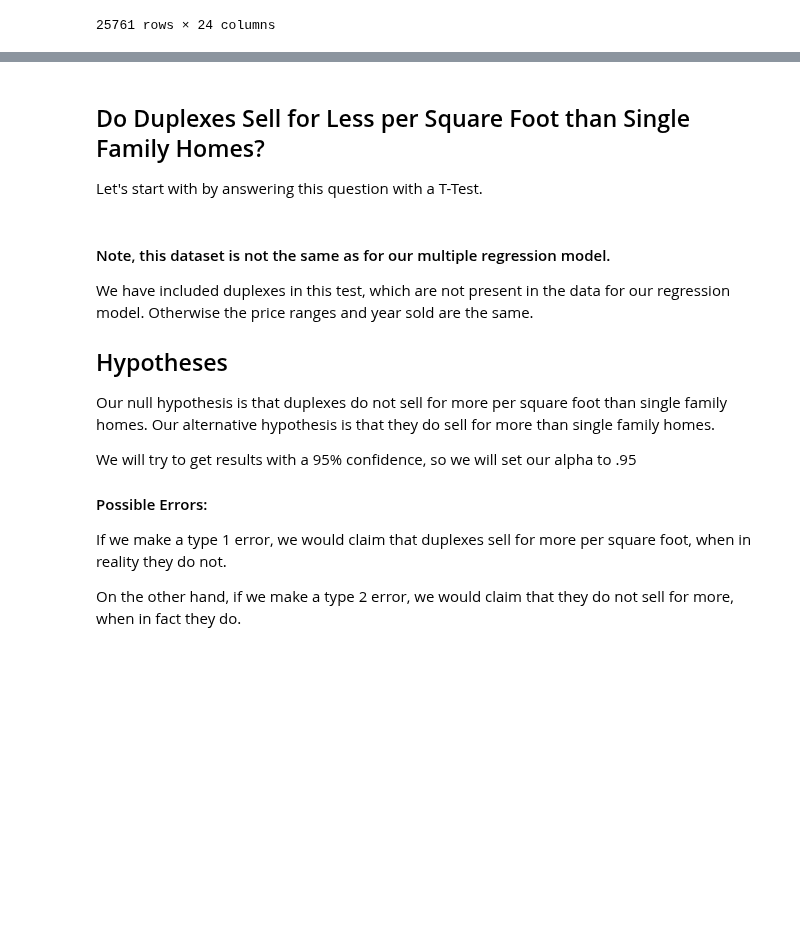
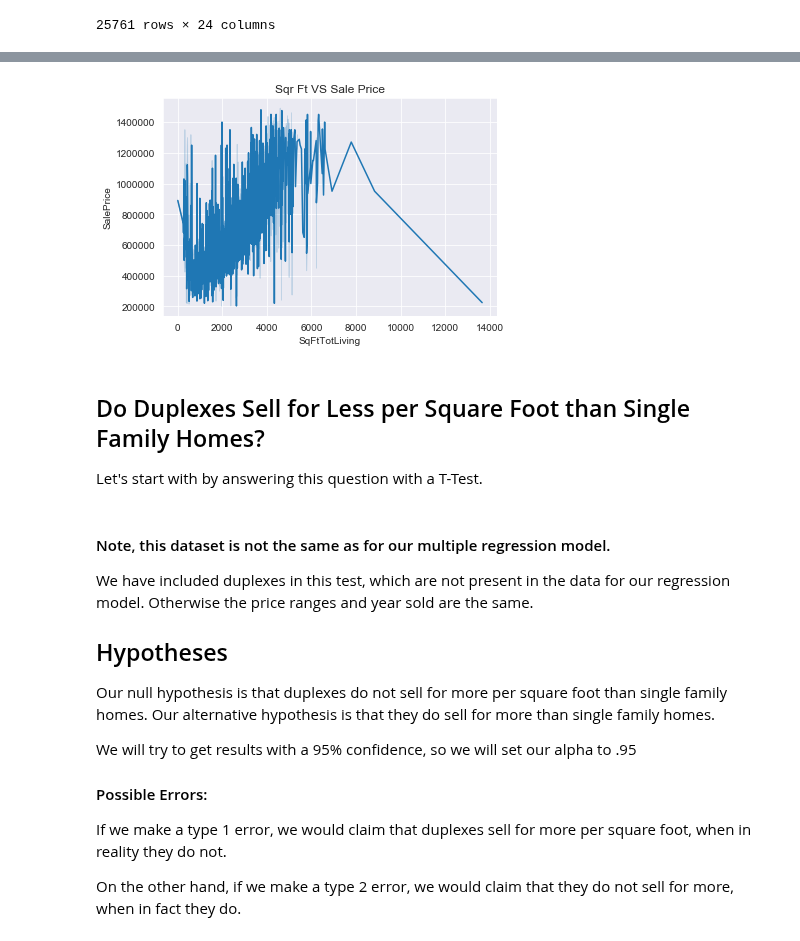
Before and after one commit to Jaccomando/phase_2_project_chicago-sf-seattle-ds-082420, a Jupyter notebook: presentation_notebooks/final_notebook.ipynb, the cells around one changed output, grey strips where cells are left out. Cells and saved outputs as stored; diff of their text form; code cells hidden in the pictures; blank space fills up the shorter version.

```diff
--- a/presentation_notebooks/final_notebook.ipynb
+++ b/presentation_notebooks/final_notebook.ipynb
@@ -79,3 +158,10 @@ cattable
+# %%
+sns.set_style('darkgrid')
+sns.lineplot(data=ordtable, x='SqFtTotLiving', y='SalePrice');
+plt.title('Sqr Ft VS Sale Price');
+plt.savefig('../SqFt_Vs_Sale_Price')
+# %% [output]
+[figure, added]
 # %% [markdown]
 ## Do Duplexes Sell for Less per Square Foot than Single Family Homes?
 
```
Also changed, not shown: parts of 12 cells of this notebook, 1 other file.
